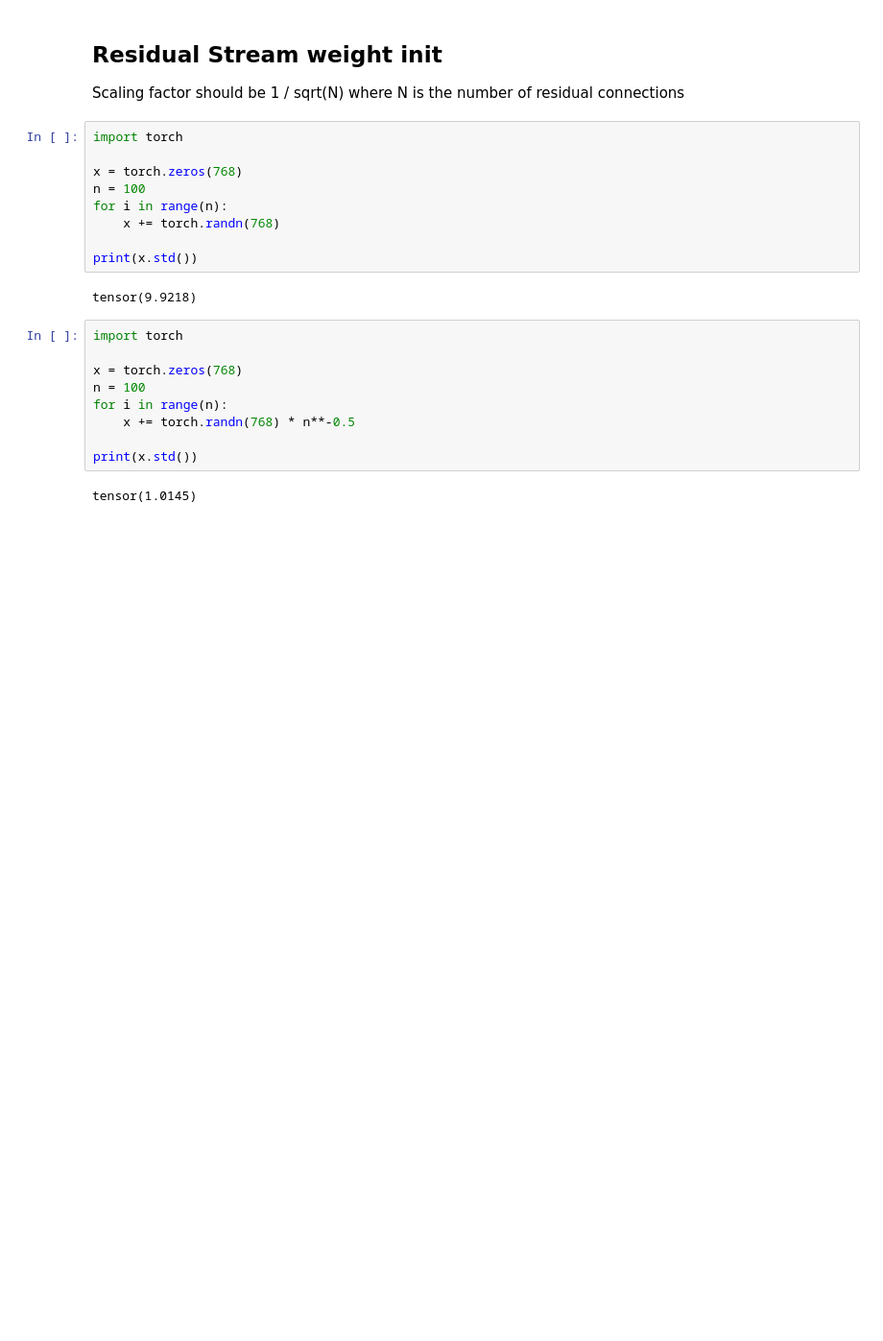
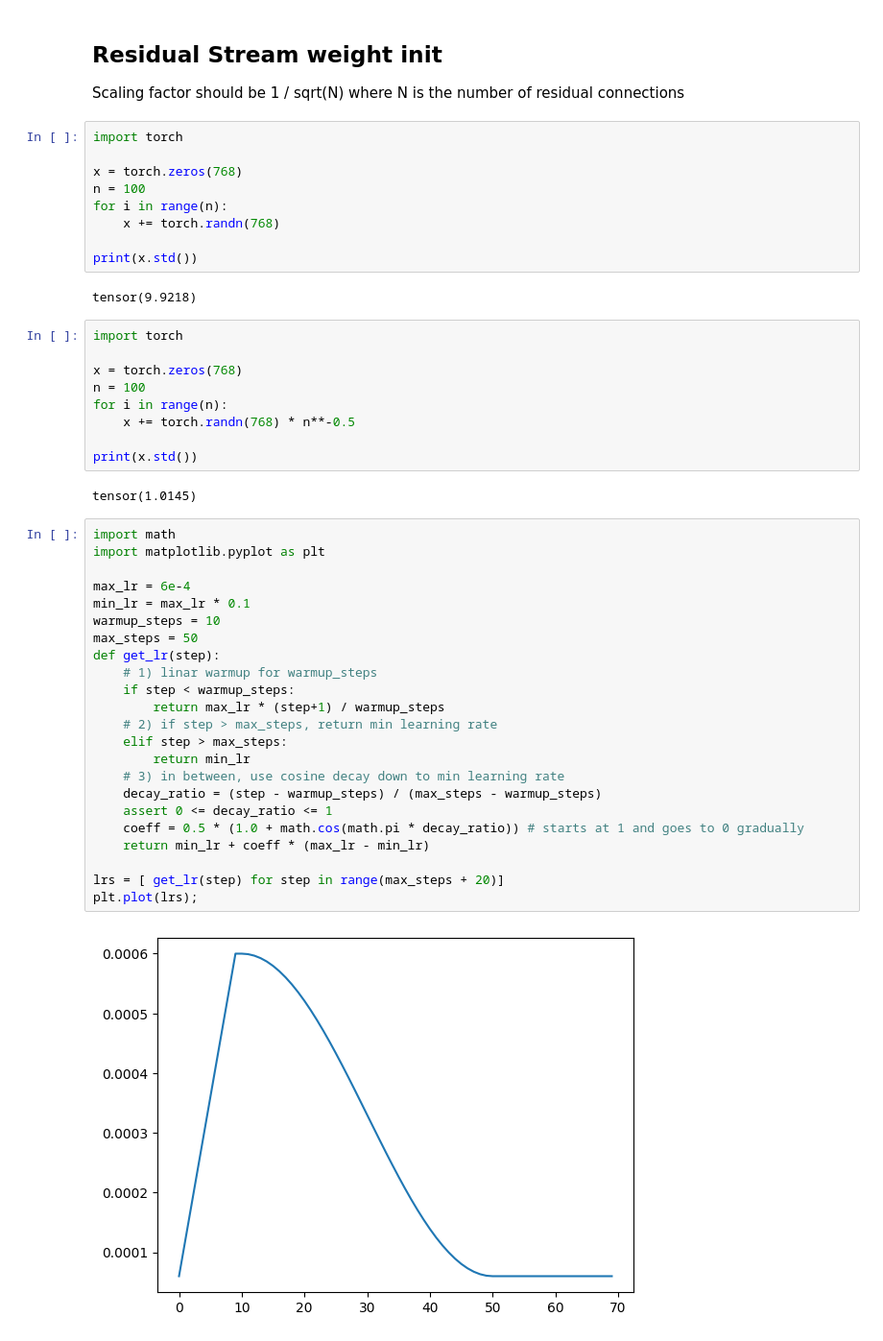
Before and after one commit to mnjm/gpt2, a Jupyter notebook: play.ipynb, the cells around one changed output. Shown at 96% size. Cells and saved outputs as stored; diff of their text form; blank space fills up the shorter version.

Commit message:
Separated train and model + added cosine lr decay

```diff
--- a/play.ipynb
+++ b/play.ipynb
@@ -159,3 +159,28 @@ for i in range(n):
 print(x.std())
 # %% [output]
 tensor(1.0145)
+# %%
+import math
+import matplotlib.pyplot as plt
+
+max_lr = 6e-4
+min_lr = max_lr * 0.1
+warmup_steps = 10
+max_steps = 50
+def get_lr(step):
+    # 1) linar warmup for warmup_steps
+    if step < warmup_steps:
+        return max_lr * (step+1) / warmup_steps
+    # 2) if step > max_steps, return min learning rate
+    elif step > max_steps:
+        return min_lr
+    # 3) in between, use cosine decay down to min learning rate
+    decay_ratio = (step - warmup_steps) / (max_steps - warmup_steps)
+    assert 0 <= decay_ratio <= 1
+    coeff = 0.5 * (1.0 + math.cos(math.pi * decay_ratio)) # starts at 1 and goes to 0 gradually
+    return min_lr + coeff * (max_lr - min_lr)
+
+lrs = [ get_lr(step) for step in range(max_steps + 20)]
+plt.plot(lrs);
+# %% [output]
+[figure, added]
```
Also changed, not shown: 2 other files.
